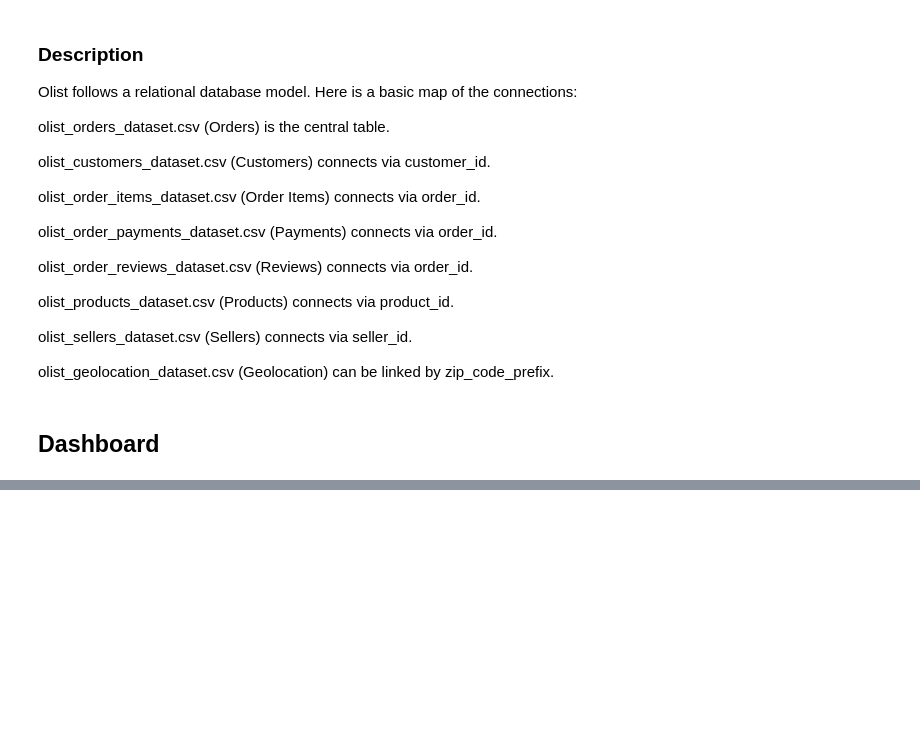
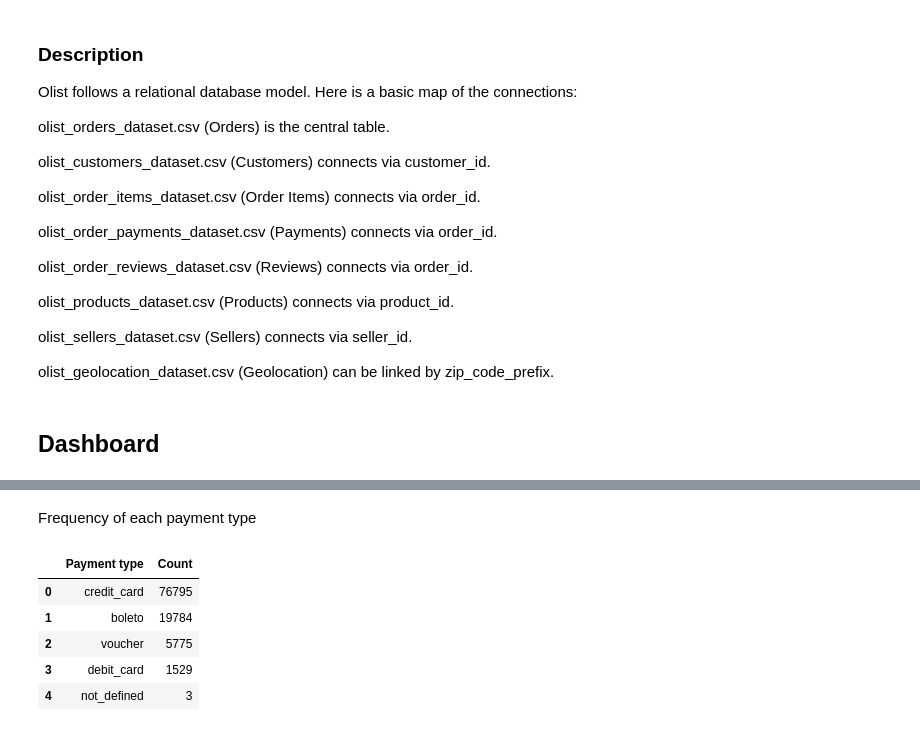
Before and after one commit to cleberaksenen/brazilian_ecommerce, a Jupyter notebook: main.ipynb, the cells around one changed output, grey strips where cells are left out. Saved outputs shown, nothing was run; the diff lists cells and outputs as text; code cells hidden in the pictures; blank space fills up the shorter version.

```diff
--- a/main.ipynb
+++ b/main.ipynb
@@ -96,0 +134,13 @@ payment_type_counts.columns = ["payment_type", "count"]
+# %% [markdown]
+Frequency of each payment type
+# %%
+payment_type_counts = order_payments_dataset["payment_type"].value_counts().reset_index()
+payment_type_counts.columns = ["Payment type", "Count"]
+payment_type_counts
+# %% [output]
+|  | Payment type | Count |
+| 0 | credit_card | 76795 |
+| 1 | boleto | 19784 |
+| 2 | voucher | 5775 |
+| 3 | debit_card | 1529 |
+| 4 | not_defined | 3 |
```
Also changed, not shown: parts of 25 cells of this notebook, 2 other files.
